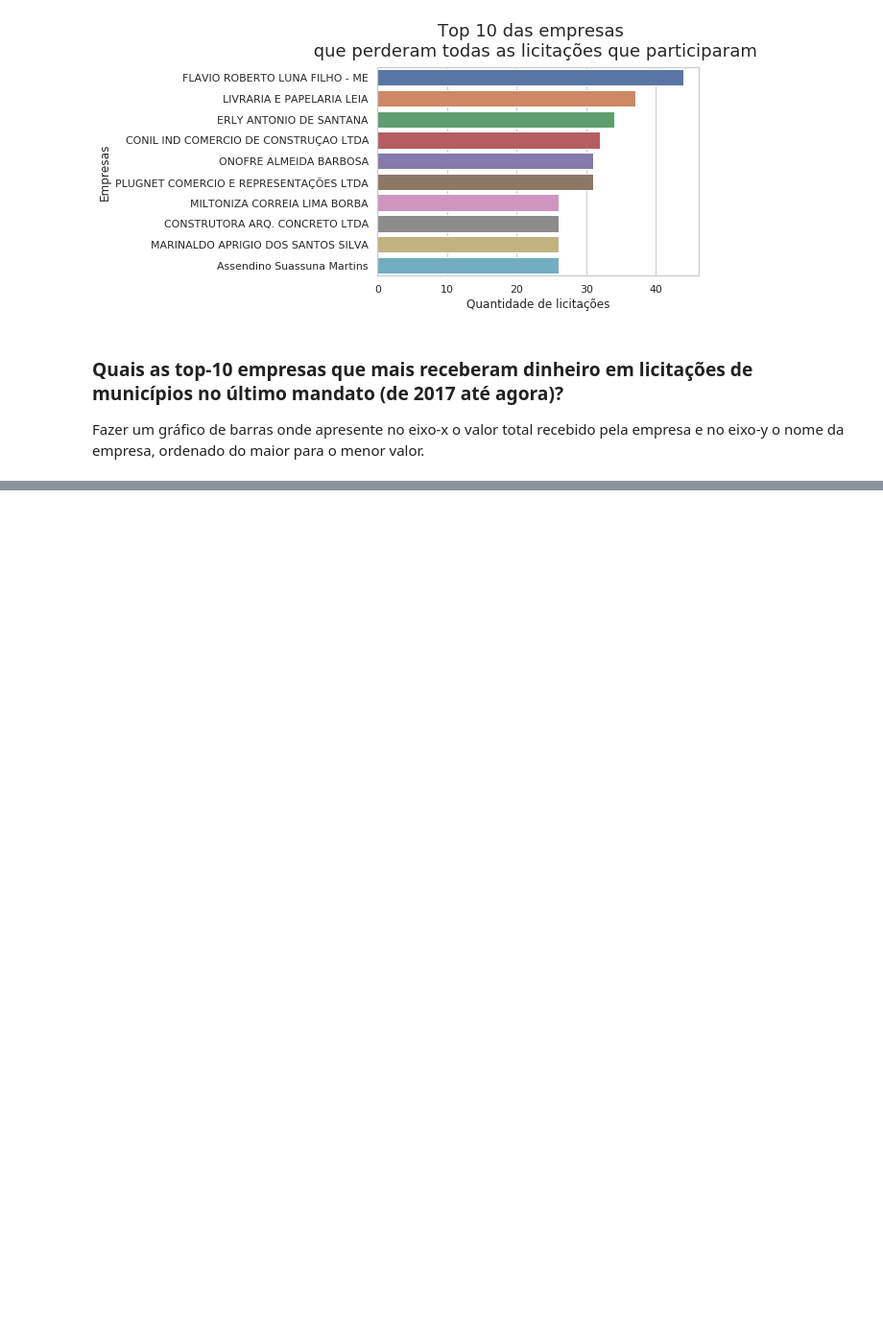
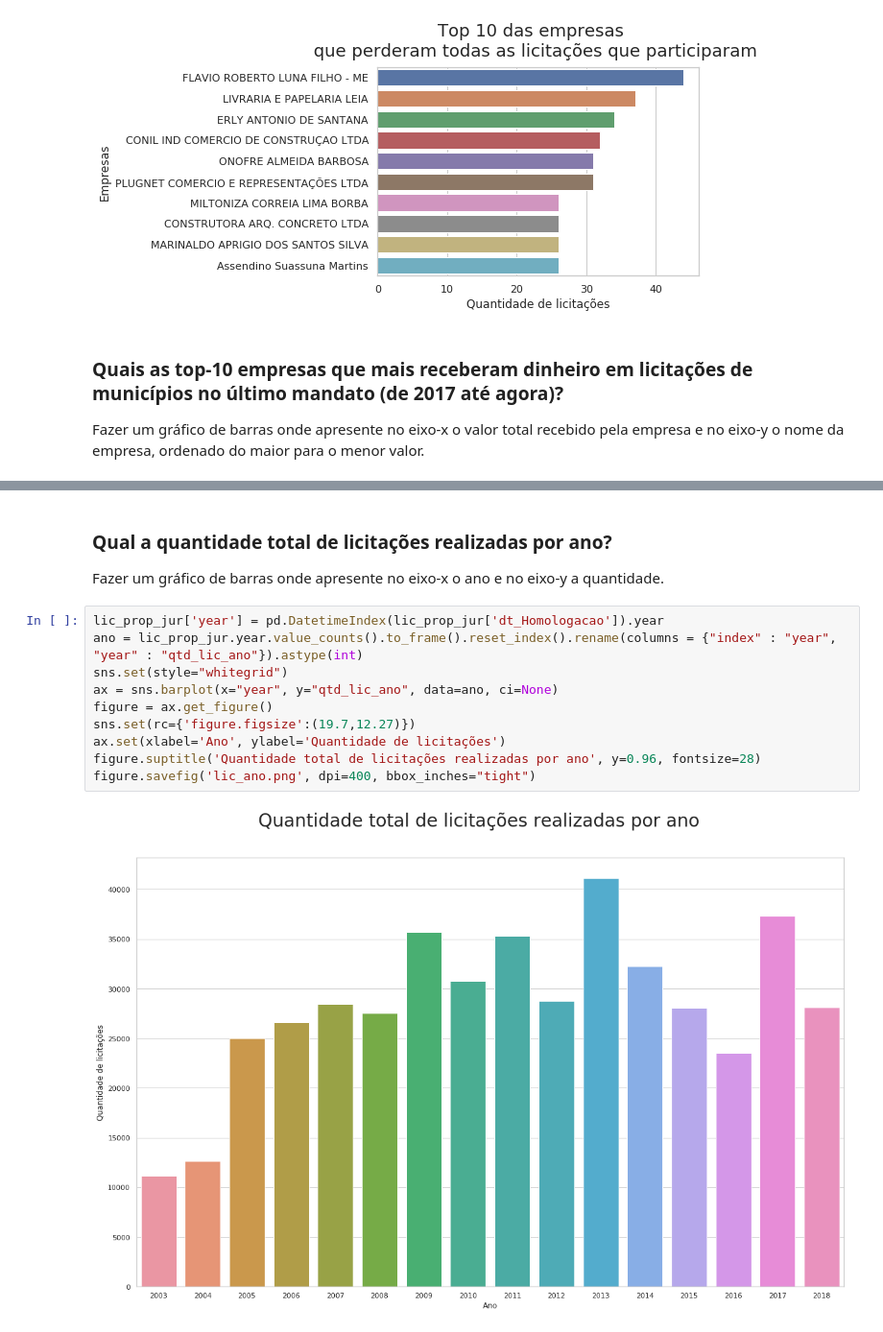
Before and after one commit to labdados/tec-cid, a Jupyter notebook: analise/expotec/expotec.ipynb, the cells around one changed output, grey strips where cells are left out. Shown at 96% size. Drawn from its saved outputs; the diff is of its cells as text; blank space fills up the shorter version.

```diff
--- a/analise/expotec/expotec.ipynb
+++ b/analise/expotec/expotec.ipynb
@@ -225,0 +207,16 @@ Fazer um gráfico de barras onde apresente no eixo-x o valor total recebido pela
+# %% [markdown]
+### Qual a quantidade total de licitações realizadas por ano?
+
+Fazer um gráfico de barras onde apresente no eixo-x o ano e no eixo-y a quantidade.
+# %%
+lic_prop_jur['year'] = pd.DatetimeIndex(lic_prop_jur['dt_Homologacao']).year
+ano = lic_prop_jur.year.value_counts().to_frame().reset_index().rename(columns = {"index" : "year", "year" : "qtd_lic_ano"}).astype(int)
+sns.set(style="whitegrid")
+ax = sns.barplot(x="year", y="qtd_lic_ano", data=ano, ci=None)
+figure = ax.get_figure()
+sns.set(rc={'figure.figsize':(19.7,12.27)})
+ax.set(xlabel='Ano', ylabel='Quantidade de licitações')
+figure.suptitle('Quantidade total de licitações realizadas por ano', y=0.96, fontsize=28)
+figure.savefig('lic_ano.png', dpi=400, bbox_inches="tight")
+# %% [output]
+[figure, added]
```
Also changed, not shown: parts of 41 cells of this notebook, 4 other files.
